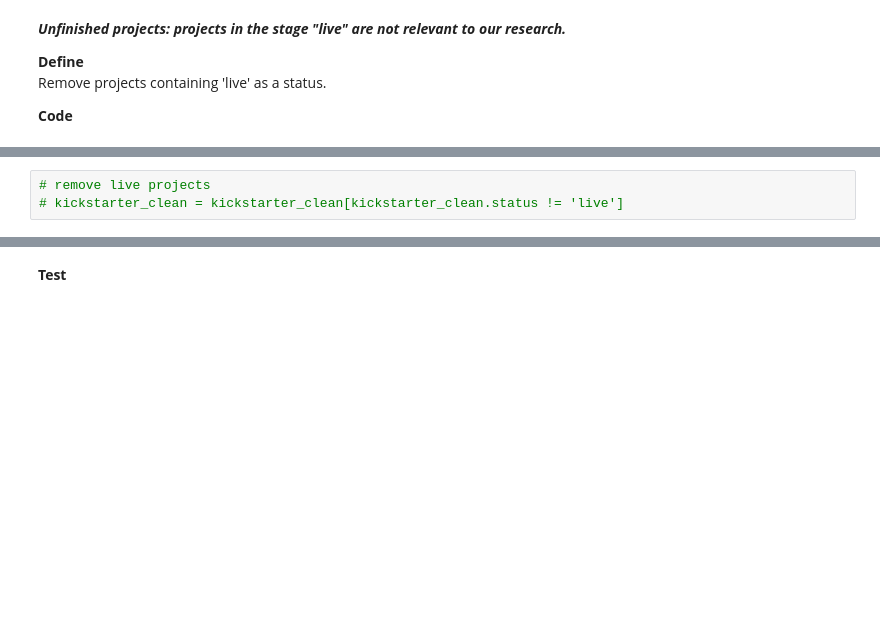
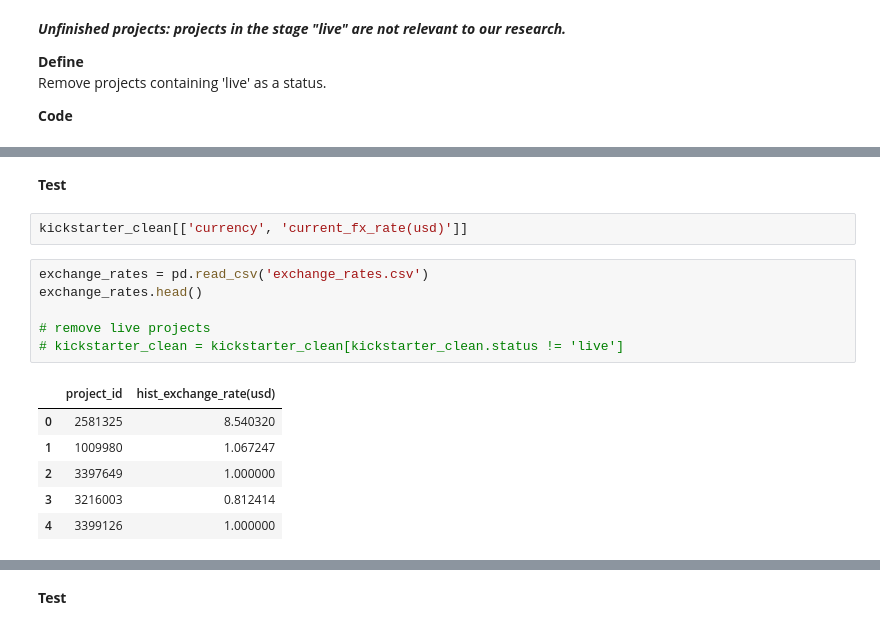
Before and after one commit to faymarie/crowdfunding-analysis, a Jupyter notebook: crowdfunding-analysis.ipynb, the cells around one changed output, grey strips where cells are left out. Cells and saved outputs as stored; diff of their text form; blank space fills up the shorter version.

Commit message:
Wrangling: Gather historic exchange rates and store in csv

```diff
--- a/crowdfunding-analysis.ipynb
+++ b/crowdfunding-analysis.ipynb
@@ -1101,3 +1175,17 @@ imp
+# %% [markdown]
+**Test**
+# %%
+kickstarter_clean[['currency', 'current_fx_rate(usd)']]
 # %%
+exchange_rates = pd.read_csv('exchange_rates.csv')
+exchange_rates.head()
+
 # remove live projects
 # kickstarter_clean = kickstarter_clean[kickstarter_clean.status != 'live']
+# %% [output]
+|  | project_id | hist_exchange_rate(usd) |
+| 0 | 2581325 | 8.540320 |
+| 1 | 1009980 | 1.067247 |
+| 2 | 3397649 | 1.000000 |
+| 3 | 3216003 | 0.812414 |
+| 4 | 3399126 | 1.000000 |
```
Also changed, not shown: parts of 22 cells of this notebook, 1 other file.
